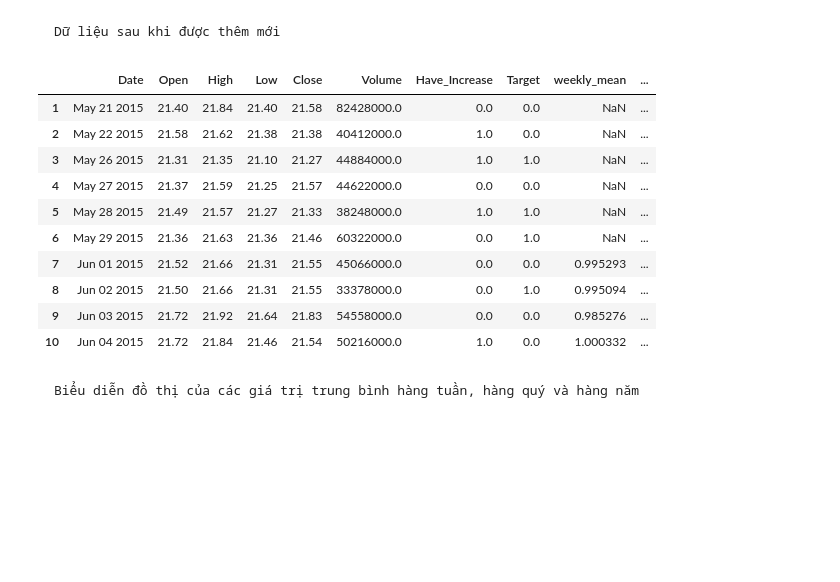
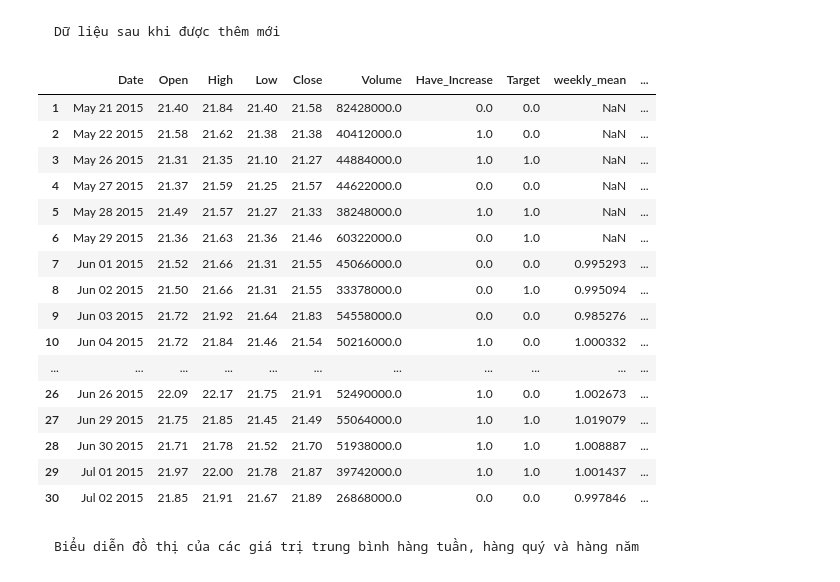
Before and after one commit to LeManhDuy/Data-Science-Stock-Price-Prediction, a Jupyter notebook: feature_engineering.ipynb, the cells around one changed output. Cells and saved outputs as stored; diff of their text form; code cells hidden in the pictures; blank space fills up the shorter version.

```diff
--- a/feature_engineering.ipynb
+++ b/feature_engineering.ipynb
@@ -125,19 +125,25 @@ data['low_close_ratio'] = data['Low'] / data['Close']
 # %% [markdown]
     Dữ liệu sau khi được thêm mới
 # %%
-data.head(10)
+data.head(30)
 # %% [output]
 |  | Date | Open | High | Low | Close | Volume | Have_Increase | Target | weekly_mean | ... |
 | 1 | May 21 2015 | 21.40 | 21.84 | 21.40 | 21.58 | 82428000.0 | 0.0 | 0.0 | NaN | ... |
 | 2 | May 22 2015 | 21.58 | 21.62 | 21.38 | 21.38 | 40412000.0 | 1.0 | 0.0 | NaN | ... |
 | 3 | May 26 2015 | 21.31 | 21.35 | 21.10 | 21.27 | 44884000.0 | 1.0 | 1.0 | NaN | ... |
 | 4 | May 27 2015 | 21.37 | 21.59 | 21.25 | 21.57 | 44622000.0 | 0.0 | 0.0 | NaN | ... |
 | 5 | May 28 2015 | 21.49 | 21.57 | 21.27 | 21.33 | 38248000.0 | 1.0 | 1.0 | NaN | ... |
 | 6 | May 29 2015 | 21.36 | 21.63 | 21.36 | 21.46 | 60322000.0 | 0.0 | 1.0 | NaN | ... |
 | 7 | Jun 01 2015 | 21.52 | 21.66 | 21.31 | 21.55 | 45066000.0 | 0.0 | 0.0 | 0.995293 | ... |
 | 8 | Jun 02 2015 | 21.50 | 21.66 | 21.31 | 21.55 | 33378000.0 | 0.0 | 1.0 | 0.995094 | ... |
 | 9 | Jun 03 2015 | 21.72 | 21.92 | 21.64 | 21.83 | 54558000.0 | 0.0 | 0.0 | 0.985276 | ... |
 | 10 | Jun 04 2015 | 21.72 | 21.84 | 21.46 | 21.54 | 50216000.0 | 1.0 | 0.0 | 1.000332 | ... |
+| ... | ... | ... | ... | ... | ... | ... | ... | ... | ... | ... |
+| 26 | Jun 26 2015 | 22.09 | 22.17 | 21.75 | 21.91 | 52490000.0 | 1.0 | 0.0 | 1.002673 | ... |
+| 27 | Jun 29 2015 | 21.75 | 21.85 | 21.45 | 21.49 | 55064000.0 | 1.0 | 1.0 | 1.019079 | ... |
+| 28 | Jun 30 2015 | 21.71 | 21.78 | 21.52 | 21.70 | 51938000.0 | 1.0 | 1.0 | 1.008887 | ... |
+| 29 | Jul 01 2015 | 21.97 | 22.00 | 21.78 | 21.87 | 39742000.0 | 1.0 | 1.0 | 1.001437 | ... |
+| 30 | Jul 02 2015 | 21.85 | 21.91 | 21.67 | 21.89 | 26868000.0 | 0.0 | 0.0 | 0.997846 | ... |
 # %% [markdown]
     Biểu diễn đồ thị của các giá trị trung bình hàng tuần, hàng quý và hàng năm
 # %%
```
Also changed, not shown: parts of 7 cells of this notebook.
